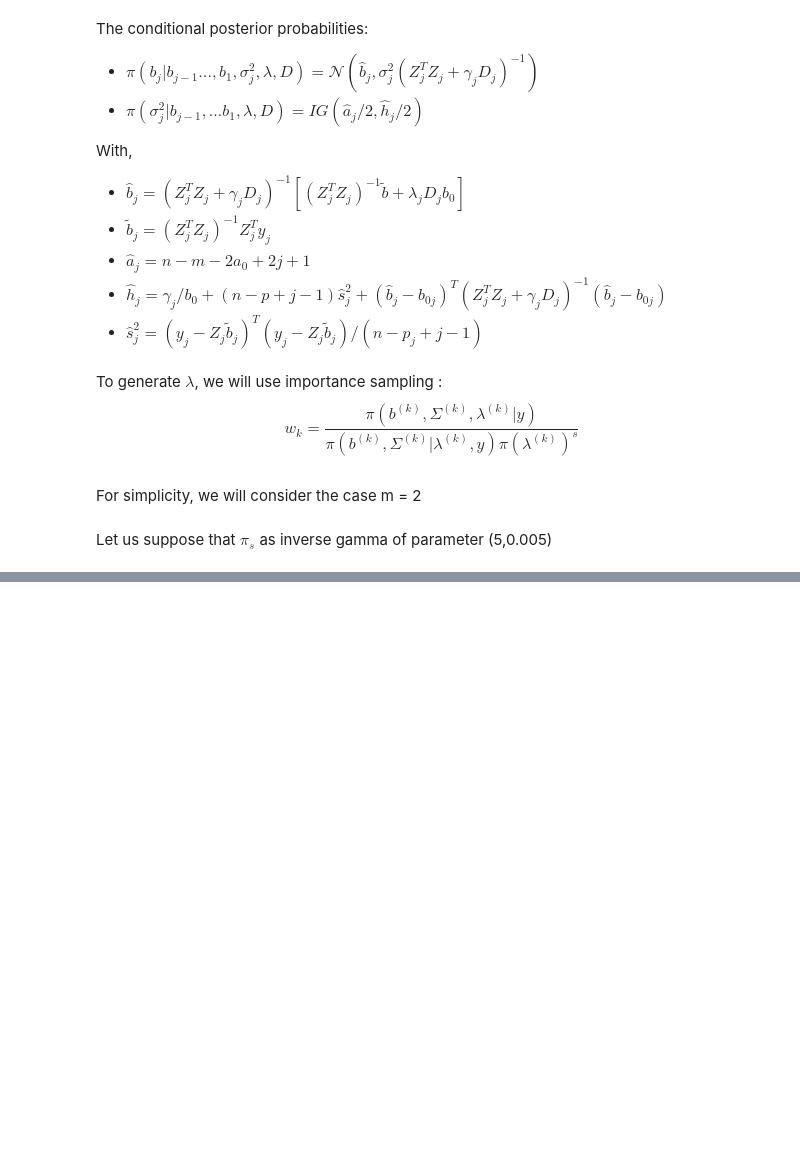
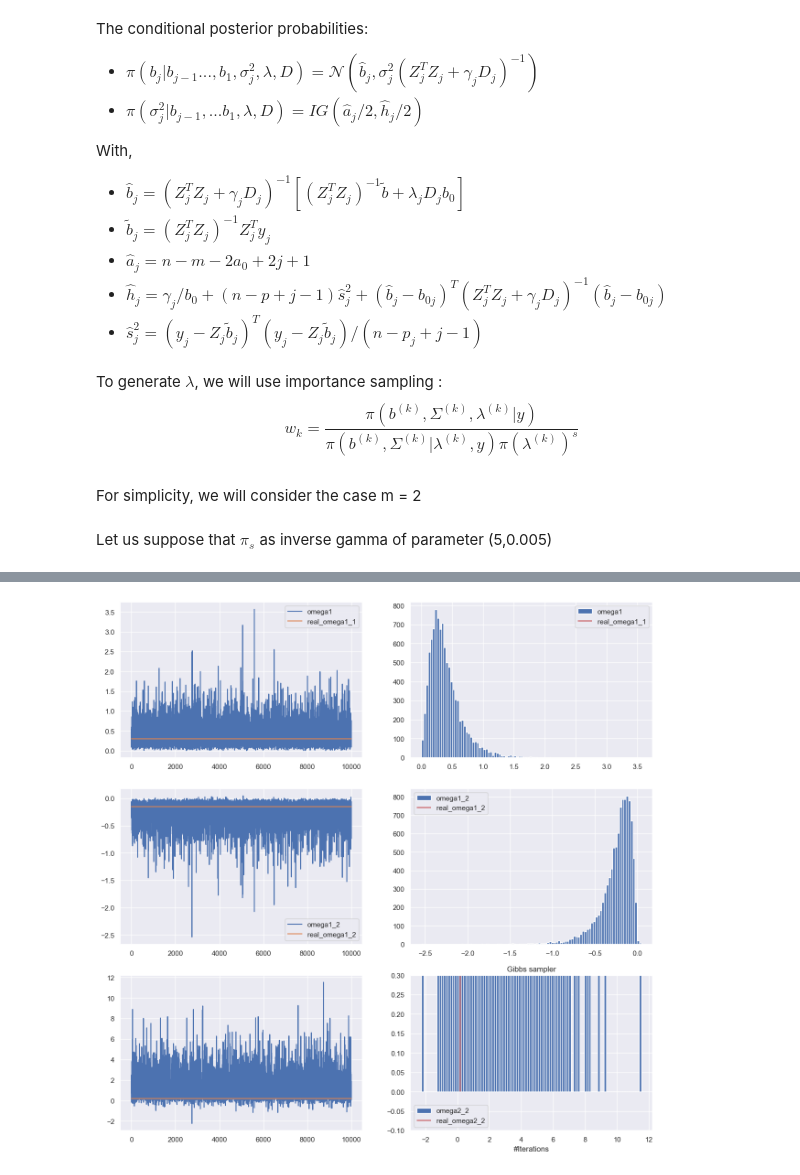
Before and after one commit to yunhao-tech/Bayesian-Inference-project, a Jupyter notebook: SUR.ipynb, the cells around one changed output, grey strips where cells are left out. Drawn from its saved outputs; the diff is of its cells as text; code cells hidden in the pictures; blank space fills up the shorter version.

```diff
--- a/SUR.ipynb
+++ b/SUR.ipynb
@@ -609,0 +804,4 @@ plot_omega(omega)
+# %%
+plot_omega(omega)
+# %% [output]
+[figure, added]
```
Also changed, not shown: parts of 40 cells of this notebook.
